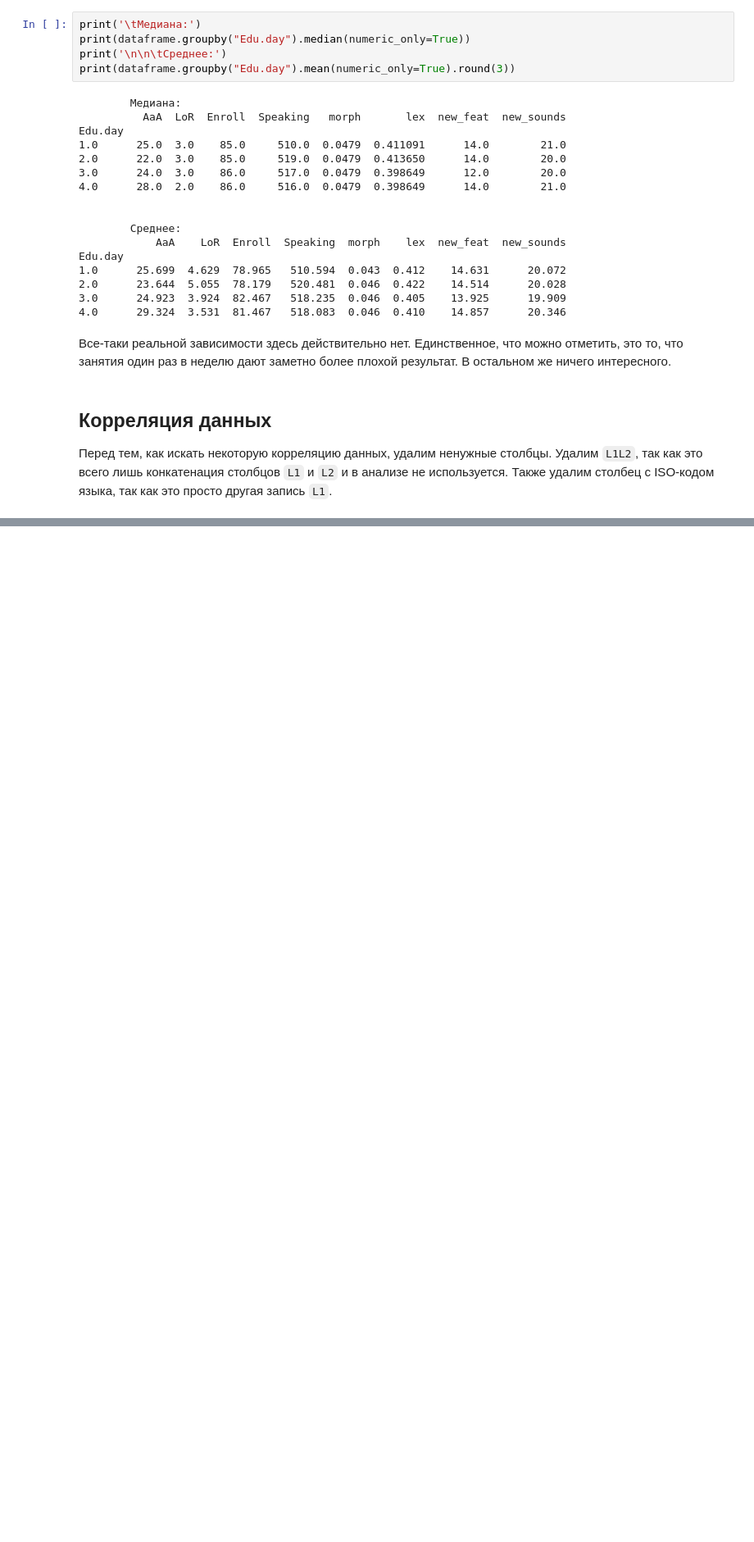
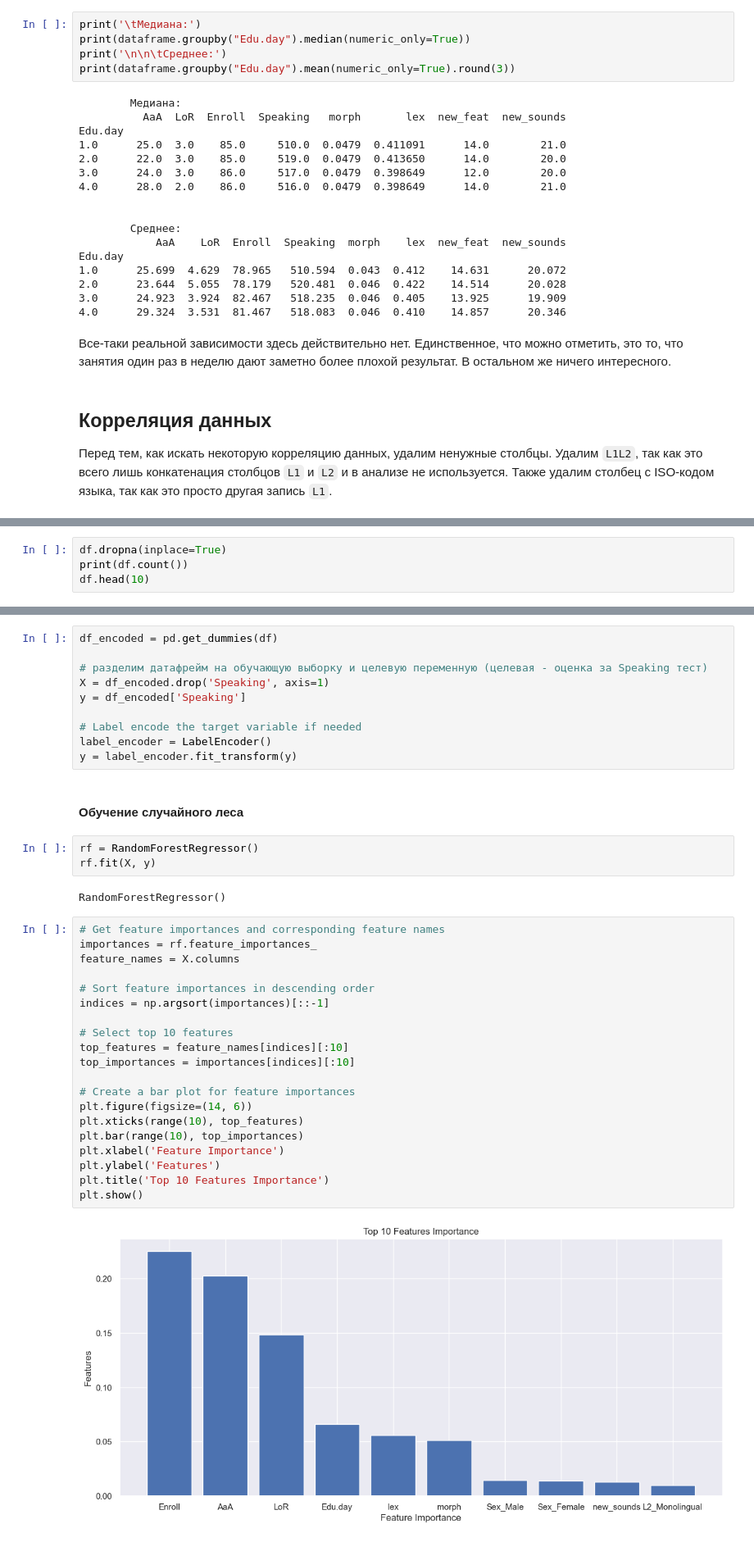
Before and after one commit to mshnschnko/Language-Learning-Statistics, a Jupyter notebook: main.ipynb, the cells around one changed output, grey strips where cells are left out. Shown at 82% size. Saved outputs shown, nothing was run; the diff lists cells and outputs as text; blank space fills up the shorter version.

```diff
--- a/main.ipynb
+++ b/main.ipynb
@@ -486,0 +626,4 @@ Edu.day
+# %%
+df.dropna(inplace=True)
+print(df.count())
+df.head(10)
@@ -486,0 +661,39 @@ Edu.day
+# %%
+df_encoded = pd.get_dummies(df)
+
+# разделим датафрейм на обучающую выборку и целевую переменную (целевая - оценка за Speaking тест)
+X = df_encoded.drop('Speaking', axis=1)
+y = df_encoded['Speaking']
+
+# Label encode the target variable if needed
+label_encoder = LabelEncoder()
+y = label_encoder.fit_transform(y)
+# %% [markdown]
+#### Обучение случайного леса
+# %%
+rf = RandomForestRegressor()
+rf.fit(X, y)
+# %% [output]
+RandomForestRegressor()
+# %%
+# Get feature importances and corresponding feature names
+importances = rf.feature_importances_
+feature_names = X.columns
+
+# Sort feature importances in descending order
+indices = np.argsort(importances)[::-1]
+
+# Select top 10 features
+top_features = feature_names[indices][:10]
+top_importances = importances[indices][:10]
+
+# Create a bar plot for feature importances
+plt.figure(figsize=(14, 6))
+plt.xticks(range(10), top_features)
+plt.bar(range(10), top_importances)
+plt.xlabel('Feature Importance')
+plt.ylabel('Features')
+plt.title('Top 10 Features Importance')
+plt.show()
+# %% [output]
+[figure, added]
```
Also changed, not shown: parts of 27 cells of this notebook.
